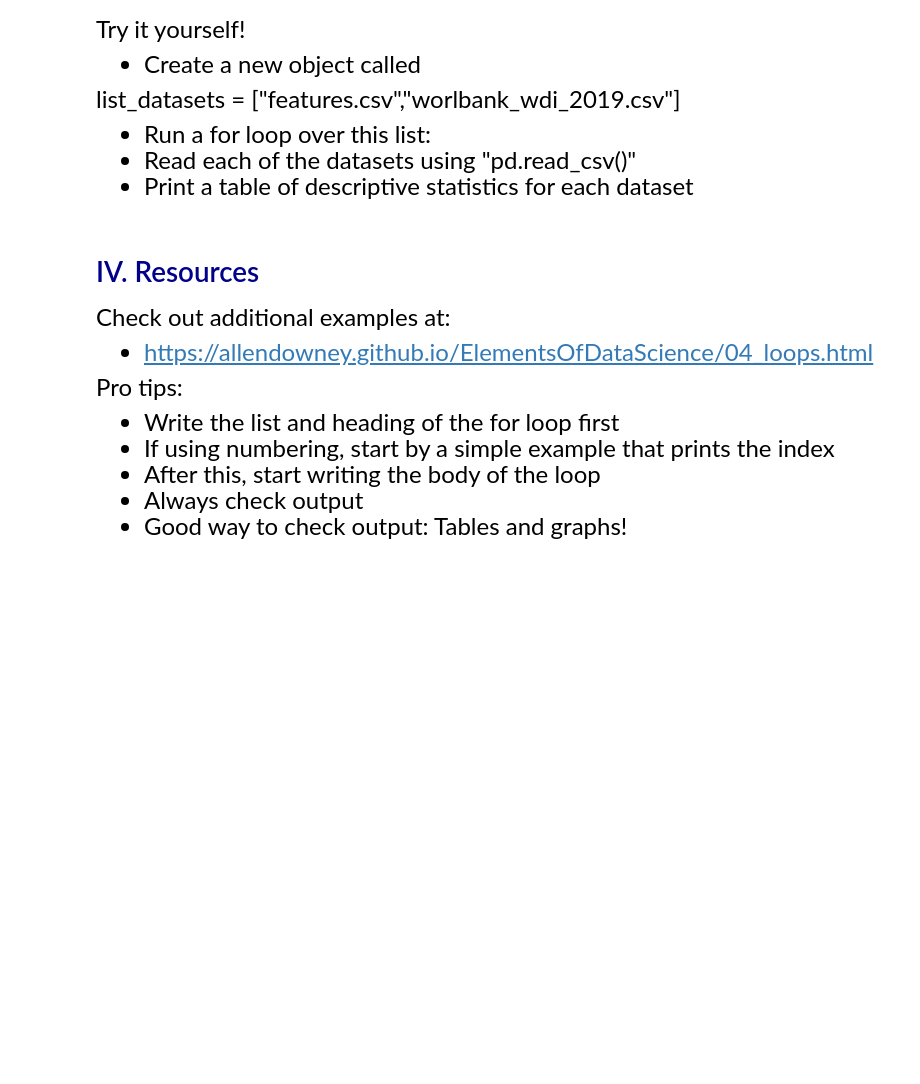
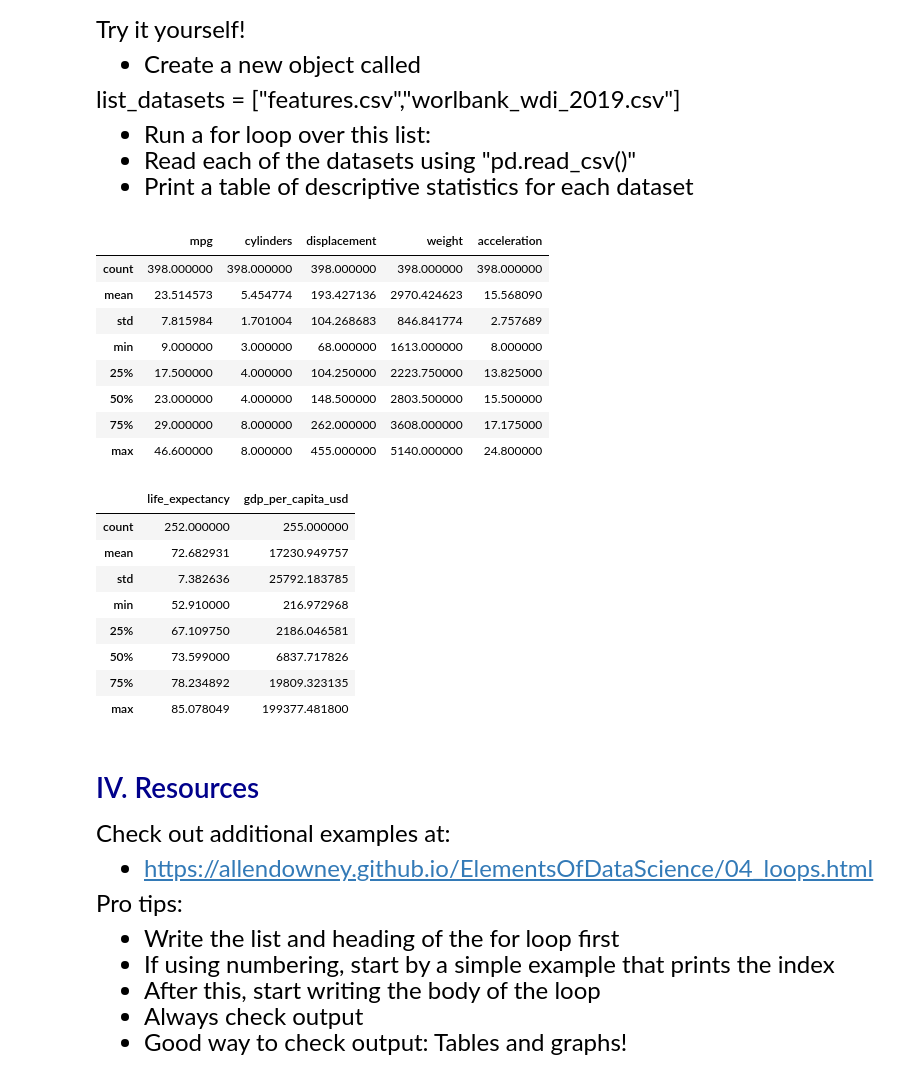
Before and after one commit to zoe-liu-724/qtm151spring2025, a Jupyter notebook: lecture_05/lecture_5.ipynb, the cells around one changed output. Cells and saved outputs as stored; diff of their text form; code cells hidden in the pictures; blank space fills up the shorter version.

```diff
--- a/lecture_05/lecture_5.ipynb
+++ b/lecture_05/lecture_5.ipynb
@@ -394,3 +404,32 @@ list_datasets = ["features.csv","worlbank_wdi_2019.csv"]
+# %%
+# Write down your own code:
+
+list_dataset_names = ["features.csv","worldbank_wdi_2019.csv"]
+
+for dataset_name in list_dataset_names:
+    path = "data/" + dataset_name
+    dataset = pd.read_csv(path)
+    display(dataset.describe())
+    # Note: "display" is an alternative to print to show tables.
+# %% [output]
+|  | mpg | cylinders | displacement | weight | acceleration |
+| count | 398.000000 | 398.000000 | 398.000000 | 398.000000 | 398.000000 |
+| mean | 23.514573 | 5.454774 | 193.427136 | 2970.424623 | 15.568090 |
+| std | 7.815984 | 1.701004 | 104.268683 | 846.841774 | 2.757689 |
+| min | 9.000000 | 3.000000 | 68.000000 | 1613.000000 | 8.000000 |
+| 25% | 17.500000 | 4.000000 | 104.250000 | 2223.750000 | 13.825000 |
+| 50% | 23.000000 | 4.000000 | 148.500000 | 2803.500000 | 15.500000 |
+| 75% | 29.000000 | 8.000000 | 262.000000 | 3608.000000 | 17.175000 |
+| max | 46.600000 | 8.000000 | 455.000000 | 5140.000000 | 24.800000 |
+|  | life_expectancy | gdp_per_capita_usd |
+| count | 252.000000 | 255.000000 |
+| mean | 72.682931 | 17230.949757 |
+| std | 7.382636 | 25792.183785 |
+| min | 52.910000 | 216.972968 |
+| 25% | 67.109750 | 2186.046581 |
+| 50% | 73.599000 | 6837.717826 |
+| 75% | 78.234892 | 19809.323135 |
+| max | 85.078049 | 199377.481800 |
 # %% [markdown]
 # <span style="color:darkblue"> IV. Resources </span>
 
```
Also changed, not shown: parts of 4 cells of this notebook, 3 other files.
